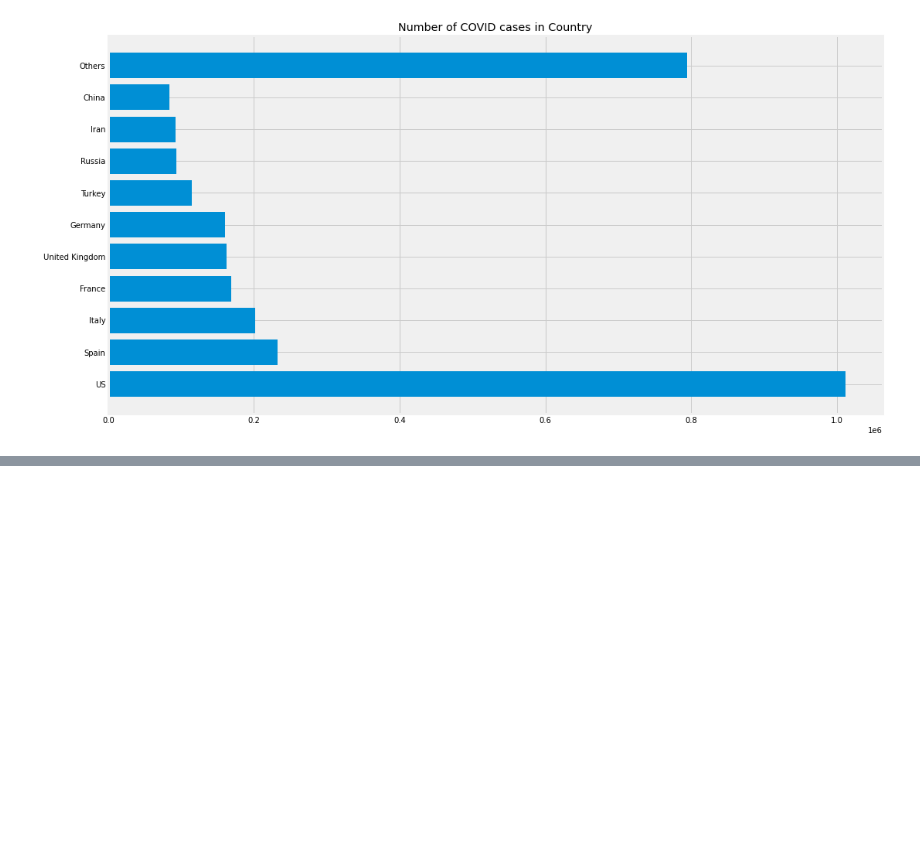
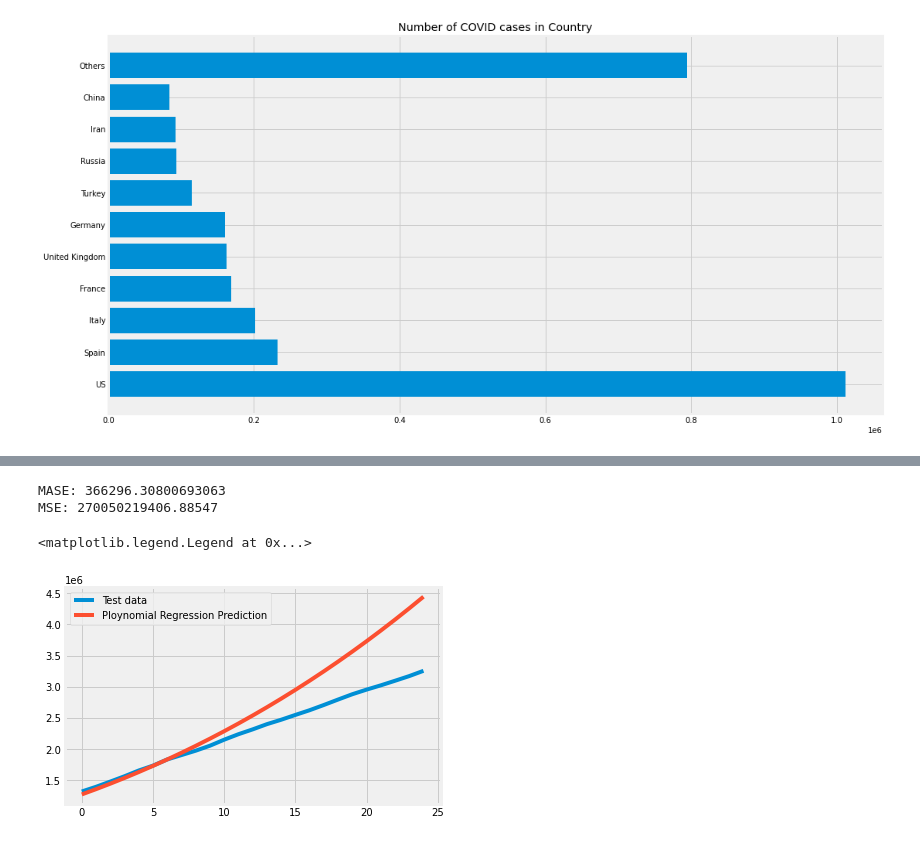
Before and after one commit to ravikanth29/Machine-Learning---Python, a Jupyter notebook: COVID-19 Analysis.ipynb, the cells around one changed output, grey strips where cells are left out. Cells and saved outputs as stored; diff of their text form; code cells hidden in the pictures; blank space fills up the shorter version.

```diff
--- a/COVID-19 Analysis.ipynb
+++ b/COVID-19 Analysis.ipynb
@@ -549,0 +537,6 @@ plot_bar_graph(visual_unique_countries, visual_confirmed_cases, 'Number of COVID
+# %%
+# Building model using Polynomial regression
+day_since_1_22 = np.array([i for i in range(len(dates))]).reshape(-1,1)
+world_cases = np.array(world_cases).reshape(-1,1)
+total_deaths = np.array(total_deaths).reshape(-1,1)
+total_recovered = np.array(total_recovered).reshape(-1,1)
@@ -549,0 +592,26 @@ plot_bar_graph(visual_unique_countries, visual_confirmed_cases, 'Number of COVID
+# %%
+X_train,X_test,y_train,y_test = train_test_split(day_since_1_22,world_cases,test_size=0.25,shuffle=False)
+# %%
+poly = PolynomialFeatures(degree=3)
+ploy_X_train_confirm = poly.fit_transform(X_train)
+ploy_X_test_confirm = poly.fit_transform(X_test)
+poly_future_forecast = poly.fit_transform(future_forecast)
+# %%
+# Polynomial Regression
+linear_model = LinearRegression(normalize=True, fit_intercept=False)
+linear_model.fit(ploy_X_train_confirm, y_train)
+test_linear_pred = linear_model.predict(ploy_X_test_confirm)
+linear_pred = linear_model.predict(poly_future_forecast)
+print('MASE:',mean_absolute_error(test_linear_pred, y_test))
+print('MSE:',mean_squared_error(test_linear_pred, y_test))
+# %% [output]
+MASE: 366296.30800693063
+MSE: 270050219406.88547
+# %%
+plt.plot(y_test)
+plt.plot(test_linear_pred)
+plt.legend(['Test data','Ploynomial Regression Prediction'])
+#plt.show()
+# %% [output]
+<matplotlib.legend.Legend at 0x...>
+[figure, added]
```
Also changed, not shown: parts of 36 cells of this notebook.
